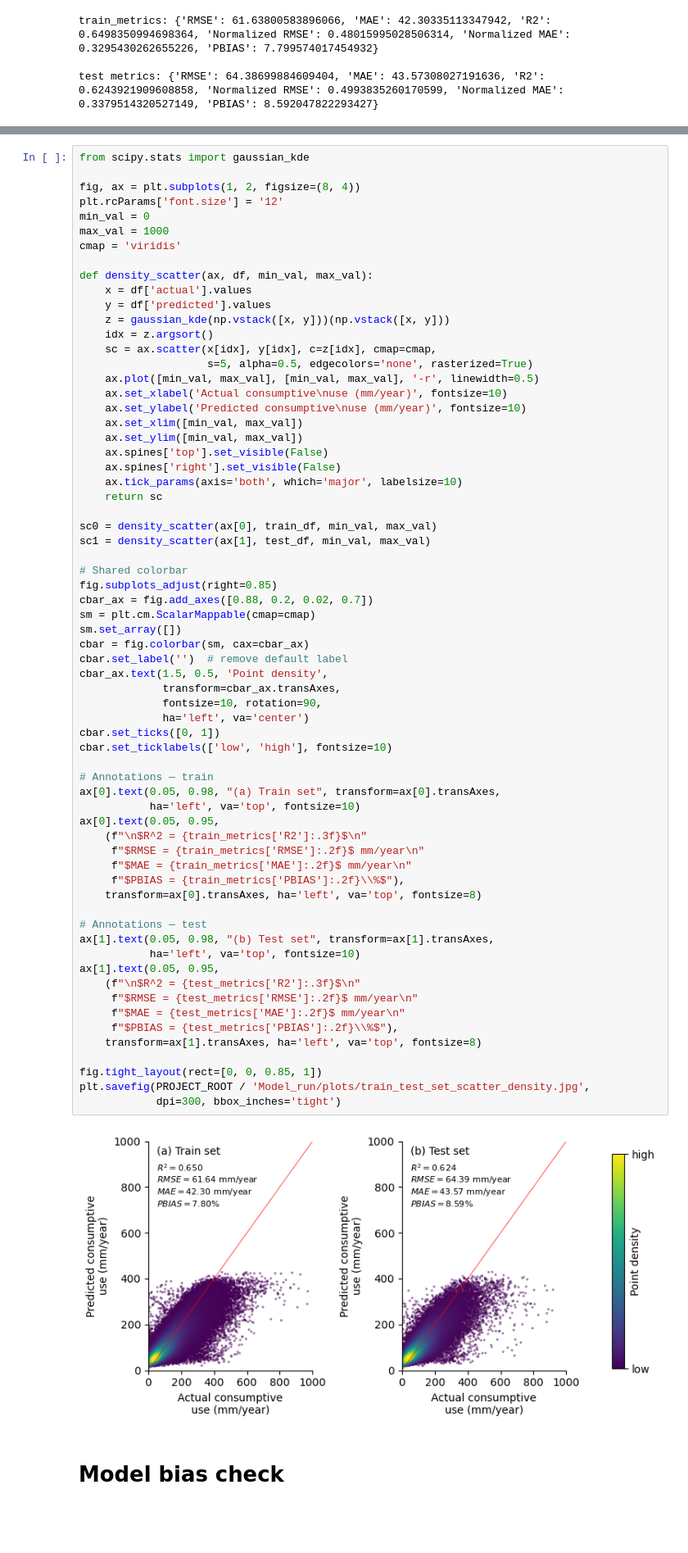
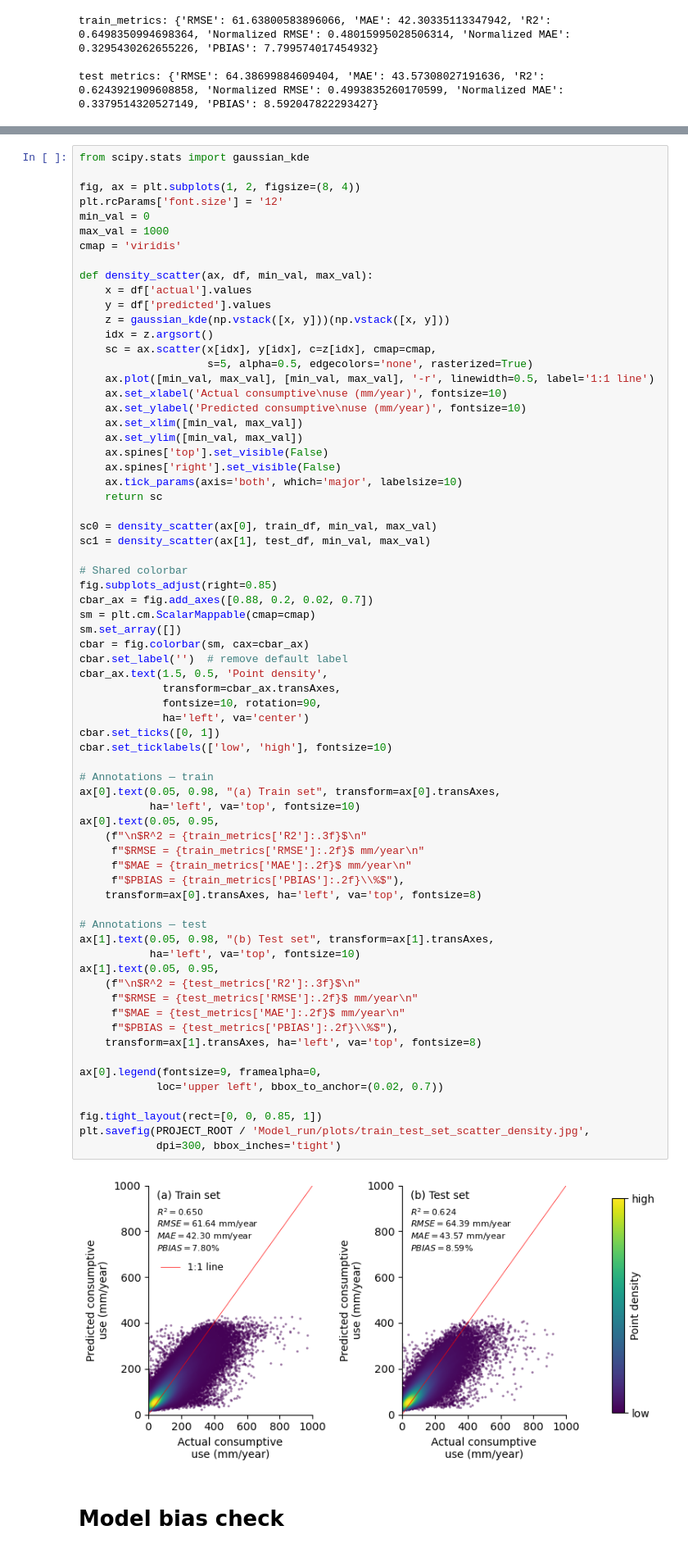
Before and after one commit to mdfahimhasan/WestUS_pumping, a Jupyter notebook: Codes/results_analysis/model_diagnosis.ipynb, the cells around one changed output, grey strips where cells are left out. Shown: that part at 82% size. Saved outputs shown, nothing was run; the diff lists cells and outputs as text; blank space fills up the shorter version.

```diff
--- a/Codes/results_analysis/model_diagnosis.ipynb
+++ b/Codes/results_analysis/model_diagnosis.ipynb
@@ -143,7 +143,7 @@ def density_scatter(ax, df, min_val, max_val):
     idx = z.argsort()
     sc = ax.scatter(x[idx], y[idx], c=z[idx], cmap=cmap,
                     s=5, alpha=0.5, edgecolors='none', rasterized=True)
-    ax.plot([min_val, max_val], [min_val, max_val], '-r', linewidth=0.5)
+    ax.plot([min_val, max_val], [min_val, max_val], '-r', linewidth=0.5, label='1:1 line')
     ax.set_xlabel('Actual consumptive\nuse (mm/year)', fontsize=10)
     ax.set_ylabel('Predicted consumptive\nuse (mm/year)', fontsize=10)
     ax.set_xlim([min_val, max_val])
@@ -167,34 +167,37 @@ cbar_ax.text(1.5, 0.5, 'Point density',
              transform=cbar_ax.transAxes,
              fontsize=10, rotation=90,
              ha='left', va='center')
 cbar.set_ticks([0, 1])
 cbar.set_ticklabels(['low', 'high'], fontsize=10)
 
 # Annotations — train
 ax[0].text(0.05, 0.98, "(a) Train set", transform=ax[0].transAxes,
            ha='left', va='top', fontsize=10)
 ax[0].text(0.05, 0.95,
     (f"\n$R^2 = {train_metrics['R2']:.3f}$\n"
      f"$RMSE = {train_metrics['RMSE']:.2f}$ mm/year\n"
      f"$MAE = {train_metrics['MAE']:.2f}$ mm/year\n"
      f"$PBIAS = {train_metrics['PBIAS']:.2f}\\%$"),
     transform=ax[0].transAxes, ha='left', va='top', fontsize=8)
 
 # Annotations — test
 ax[1].text(0.05, 0.98, "(b) Test set", transform=ax[1].transAxes,
            ha='left', va='top', fontsize=10)
 ax[1].text(0.05, 0.95,
     (f"\n$R^2 = {test_metrics['R2']:.3f}$\n"
      f"$RMSE = {test_metrics['RMSE']:.2f}$ mm/year\n"
      f"$MAE = {test_metrics['MAE']:.2f}$ mm/year\n"
      f"$PBIAS = {test_metrics['PBIAS']:.2f}\\%$"),
     transform=ax[1].transAxes, ha='left', va='top', fontsize=8)
 
+ax[0].legend(fontsize=9, framealpha=0,
+            loc='upper left', bbox_to_anchor=(0.02, 0.7))
+
 fig.tight_layout(rect=[0, 0, 0.85, 1])
 plt.savefig(PROJECT_ROOT / 'Model_run/plots/train_test_set_scatter_density.jpg',
             dpi=300, bbox_inches='tight')
 # %% [output]
-[figure, old version]
+[figure, new version]
 # %% [markdown]
 # Model bias check
 # %%
```
Also changed, not shown: parts of 2 cells of this notebook.
